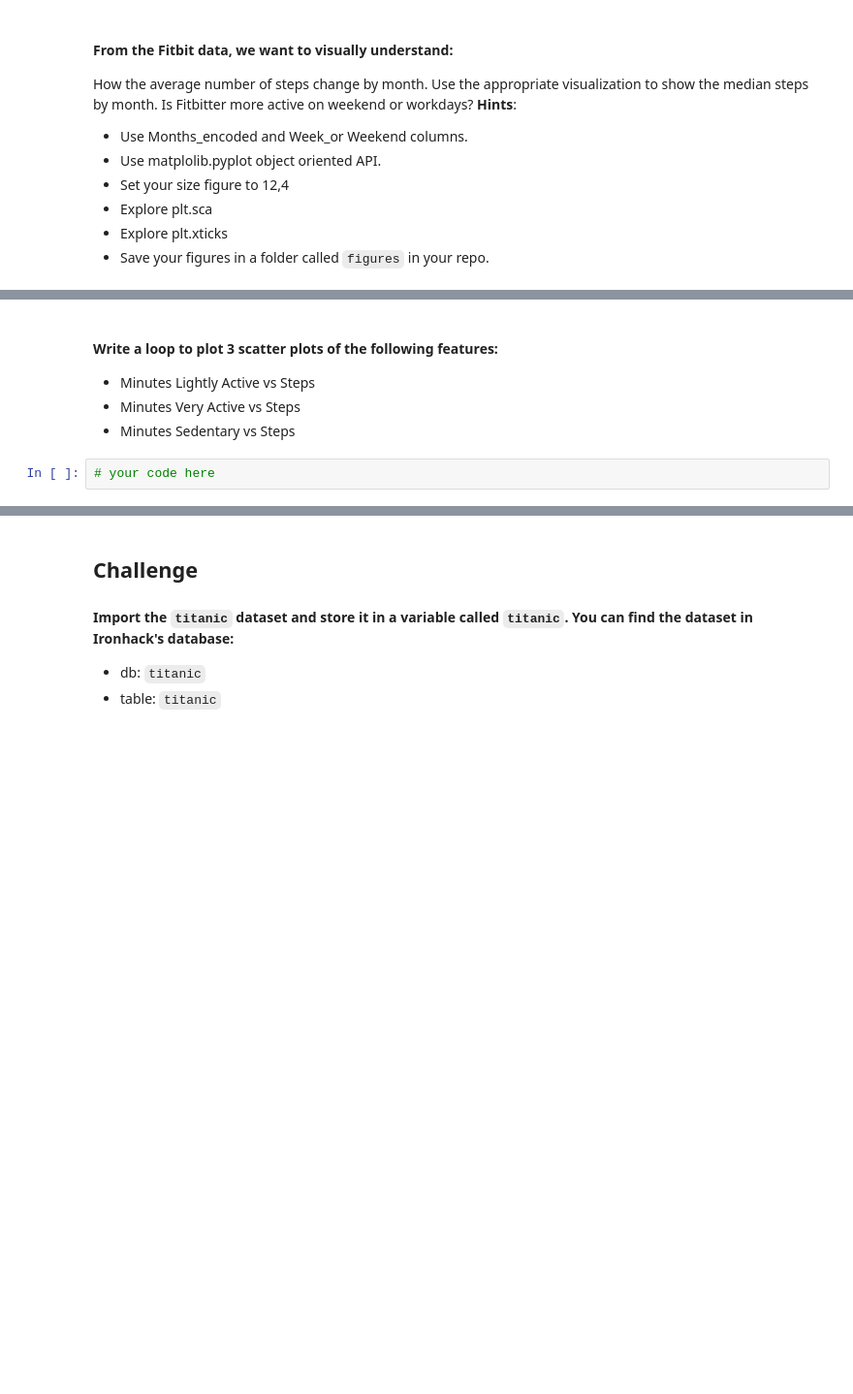
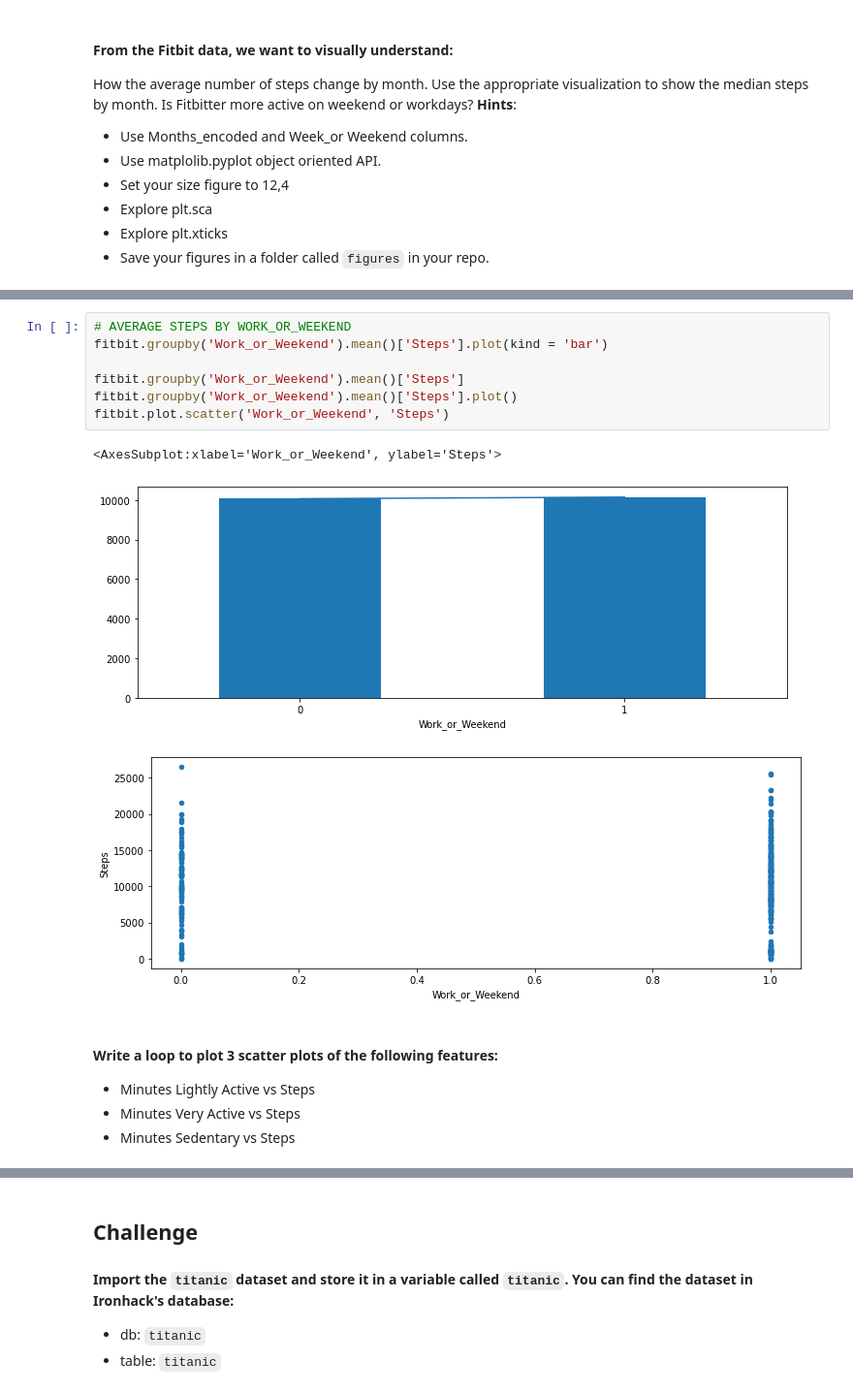
Before and after one commit to Ironhack-Data-Madrid-Mayo-2022/5.2-lab-matplotlib-seaborn, a Jupyter notebook: your-code/main.ipynb, the cells around one changed output, grey strips where cells are left out. Shown at 97% size. Cells and saved outputs as stored; diff of their text form; blank space fills up the shorter version.

```diff
--- a/your-code/main.ipynb
+++ b/your-code/main.ipynb
@@ -34,8 +70,17 @@ How the average number of steps change by month. Use the appropriate visualizati
+# %%
+# AVERAGE STEPS BY WORK_OR_WEEKEND
+fitbit.groupby('Work_or_Weekend').mean()['Steps'].plot(kind = 'bar')
+
+fitbit.groupby('Work_or_Weekend').mean()['Steps']
+fitbit.groupby('Work_or_Weekend').mean()['Steps'].plot()
+fitbit.plot.scatter('Work_or_Weekend', 'Steps')
+# %% [output]
+<AxesSubplot:xlabel='Work_or_Weekend', ylabel='Steps'>
+[figure, added]
+[figure, added]
 # %% [markdown]
 #### Write a loop to plot 3 scatter plots of the following features:
 
 * Minutes Lightly Active vs Steps
 * Minutes Very Active vs Steps
 * Minutes Sedentary vs Steps
-# %%
-# your code here
```
Also changed, not shown: parts of 41 cells of this notebook.
